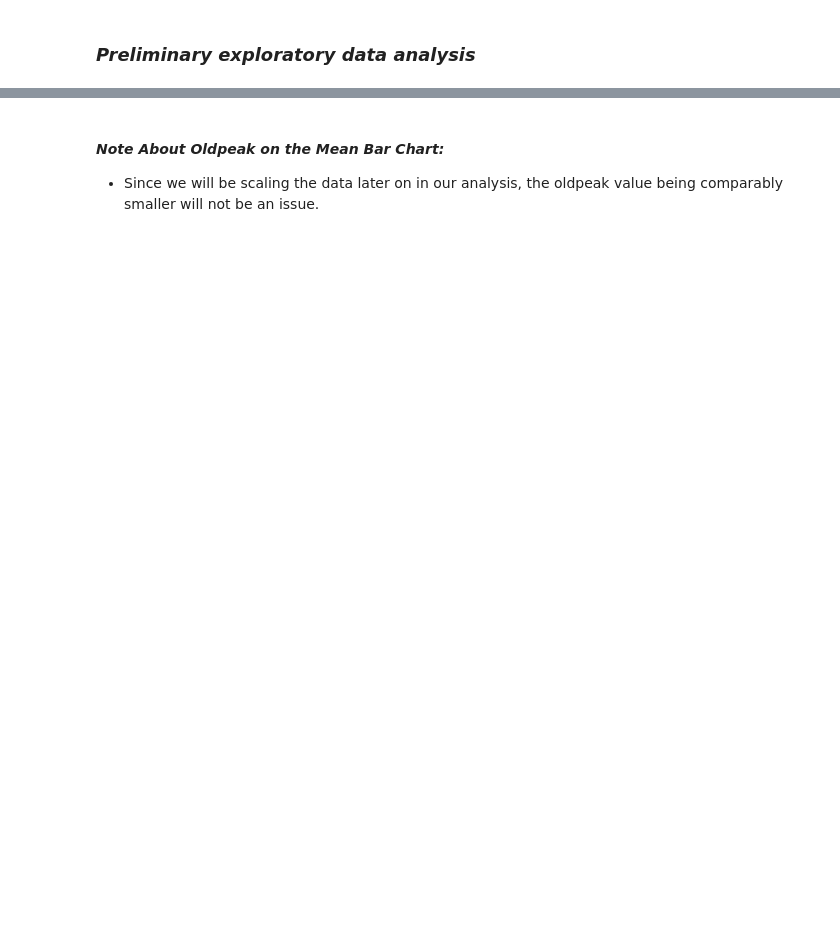
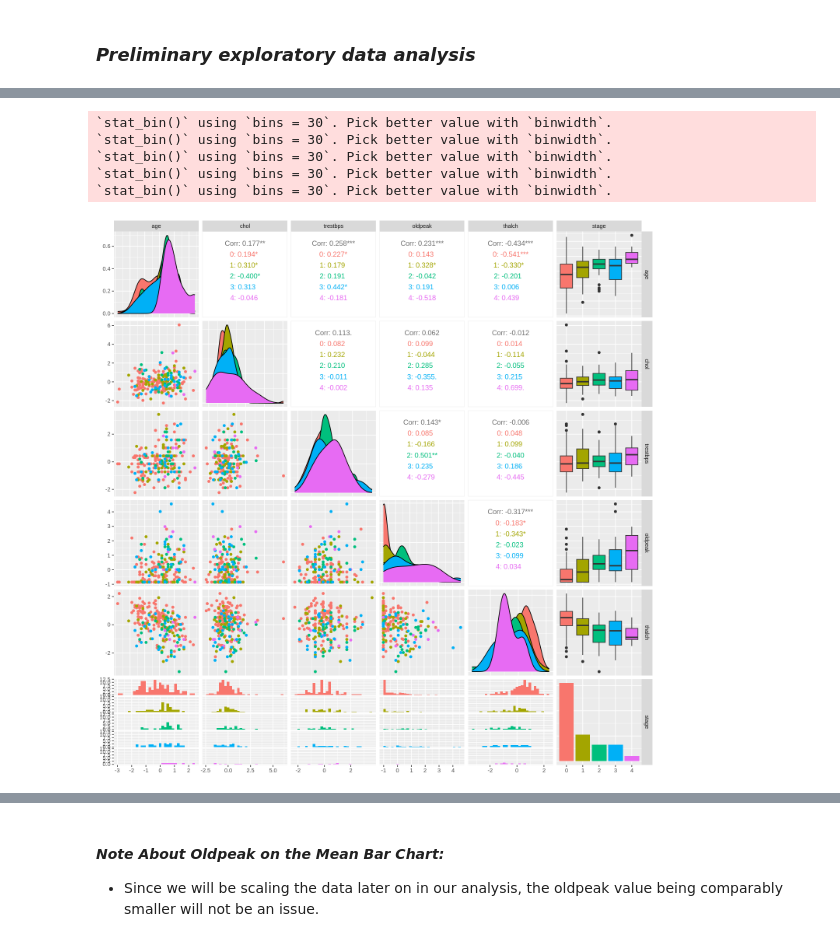
Before and after one commit to jenpari3/Audit_Group_Proposal, a Jupyter notebook: Heart_Group_Proposal.ipynb, the cells around one changed output, grey strips where cells are left out. Drawn from its saved outputs; the diff is of its cells as text; code cells hidden in the pictures; blank space fills up the shorter version.

```diff
--- a/Heart_Group_Proposal.ipynb
+++ b/Heart_Group_Proposal.ipynb
@@ -134,3 +139,13 @@ A tibble: 1 × 1
 | n |
 | <int> |
 | 0 |
+# %%
+#scale the data
+recipe <- recipe(stage ~ age + chol + trestbps + oldpeak + thalch, data = heart_data_training) |>
+                        step_scale(all_predictors()) |>
+                        step_center(all_predictors())
+
+heart_disease_scaled <- recipe |>
+                            prep() |>
+                            bake(heart_data_training)
+heart_disease_scaled
@@ -137,2 +163,15 @@ A tibble: 1 × 1
+# %%
+#graph for Age vs. Stage of Heart Disease
+options(repr.plot.width = 12, repr.plot.height = 12)
+Heart_Disease_Predictors_Plot <- heart_disease_scaled |> select(age:stage) |>
+     ggpairs(mapping = aes(color = stage))
+Heart_Disease_Predictors_Plot
+# %% [output]
+`stat_bin()` using `bins = 30`. Pick better value with `binwidth`.
+`stat_bin()` using `bins = 30`. Pick better value with `binwidth`.
+`stat_bin()` using `bins = 30`. Pick better value with `binwidth`.
+`stat_bin()` using `bins = 30`. Pick better value with `binwidth`.
+`stat_bin()` using `bins = 30`. Pick better value with `binwidth`.
+[figure, added]
 # %%
 #graph for Mean Data
```
Also changed, not shown: parts of 7 cells of this notebook.
